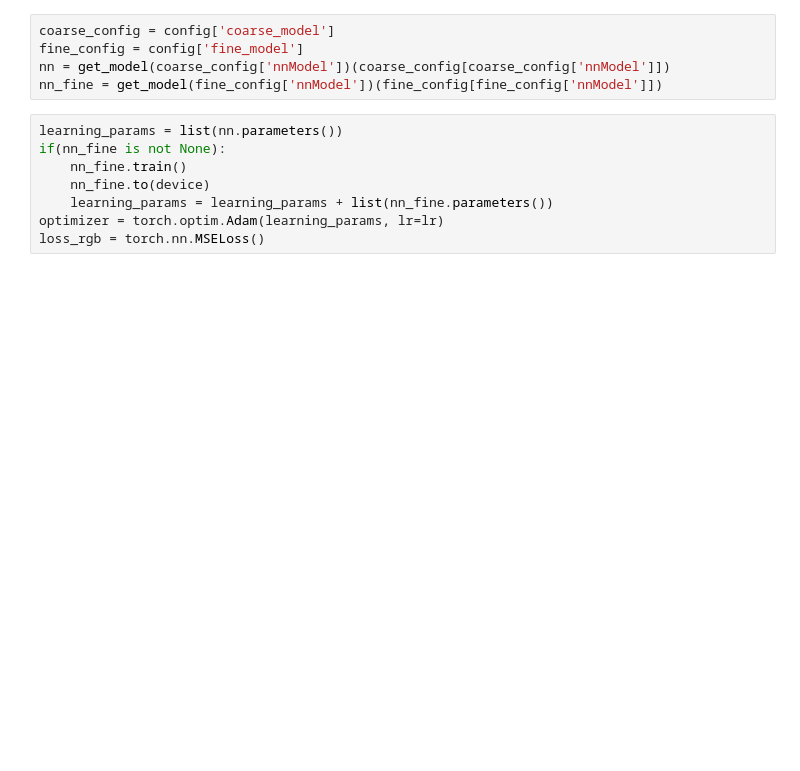
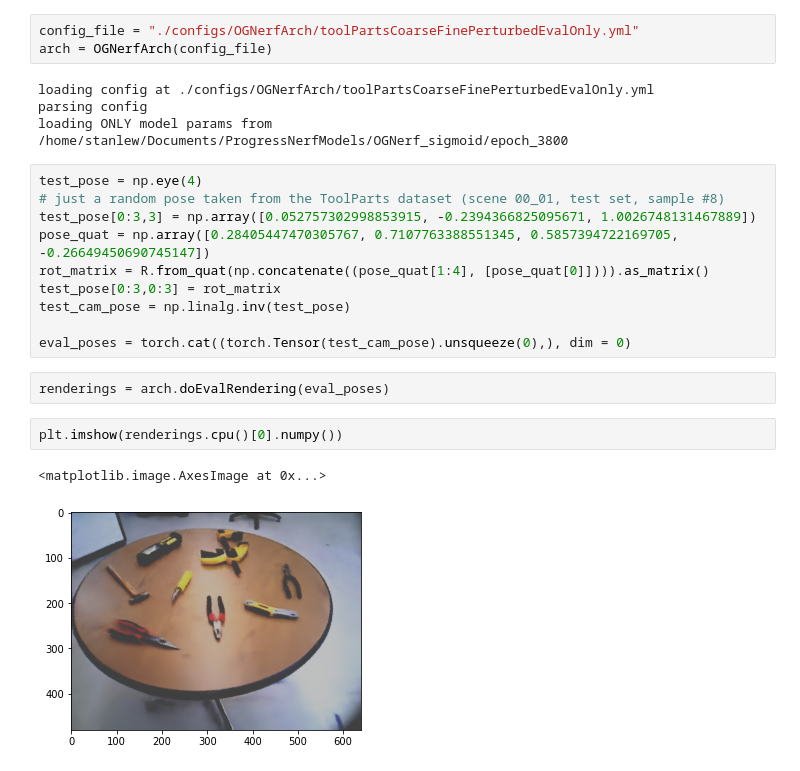
Before and after one commit to stanlew7531/ProgressNerf, a Jupyter notebook: Sandbox.ipynb, the cells around one changed output. Drawn from its saved outputs; the diff is of its cells as text; blank space fills up the shorter version.

Commit message:
allow init without loaders & render without train

```diff
--- a/Sandbox.ipynb
+++ b/Sandbox.ipynb
@@ -39,13 +24,24 @@ dataloader = DataLoader(train_loader, batch_size=batch_size, shuffle=True, num_w
-# %%
-coarse_config = config['coarse_model']
-fine_config = config['fine_model']
-nn = get_model(coarse_config['nnModel'])(coarse_config[coarse_config['nnModel']])
-nn_fine = get_model(fine_config['nnModel'])(fine_config[fine_config['nnModel']])
-# %%
-learning_params = list(nn.parameters())
-if(nn_fine is not None):
-    nn_fine.train()
-    nn_fine.to(device)
-    learning_params = learning_params + list(nn_fine.parameters())
-optimizer = torch.optim.Adam(learning_params, lr=lr)
-loss_rgb = torch.nn.MSELoss()
+# %%
+config_file = "./configs/OGNerfArch/toolPartsCoarseFinePerturbedEvalOnly.yml"
+arch = OGNerfArch(config_file)
+# %% [output]
+loading config at ./configs/OGNerfArch/toolPartsCoarseFinePerturbedEvalOnly.yml
+parsing config
+loading ONLY model params from /home/stanlew/Documents/ProgressNerfModels/OGNerf_sigmoid/epoch_3800
+# %%
+test_pose = np.eye(4)
+# just a random pose taken from the ToolParts dataset (scene 00_01, test set, sample #8)
+test_pose[0:3,3] = np.array([0.052757302998853915, -0.2394366825095671, 1.0026748131467889])
+pose_quat = np.array([0.28405447470305767, 0.7107763388551345, 0.5857394722169705, -0.26649450690745147])
+rot_matrix = R.from_quat(np.concatenate((pose_quat[1:4], [pose_quat[0]]))).as_matrix()
+test_pose[0:3,0:3] = rot_matrix
+test_cam_pose = np.linalg.inv(test_pose)
+
+eval_poses = torch.cat((torch.Tensor(test_cam_pose).unsqueeze(0),), dim = 0)
+# %%
+renderings = arch.doEvalRendering(eval_poses)
+# %%
+plt.imshow(renderings.cpu()[0].numpy())
+# %% [output]
+<matplotlib.image.AxesImage at 0x...>
+[figure, added]
```
Also changed, not shown: parts of 4 cells of this notebook, 6 other files.
